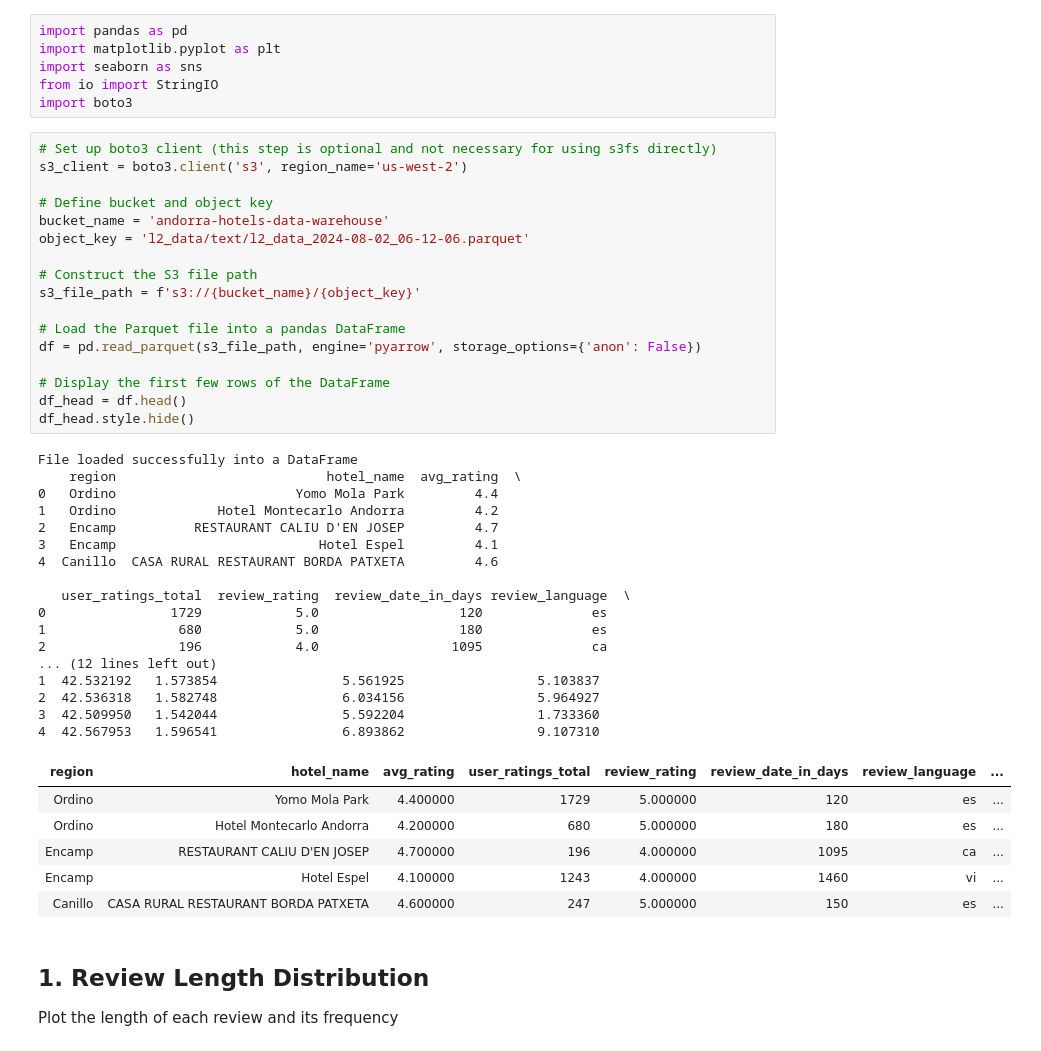
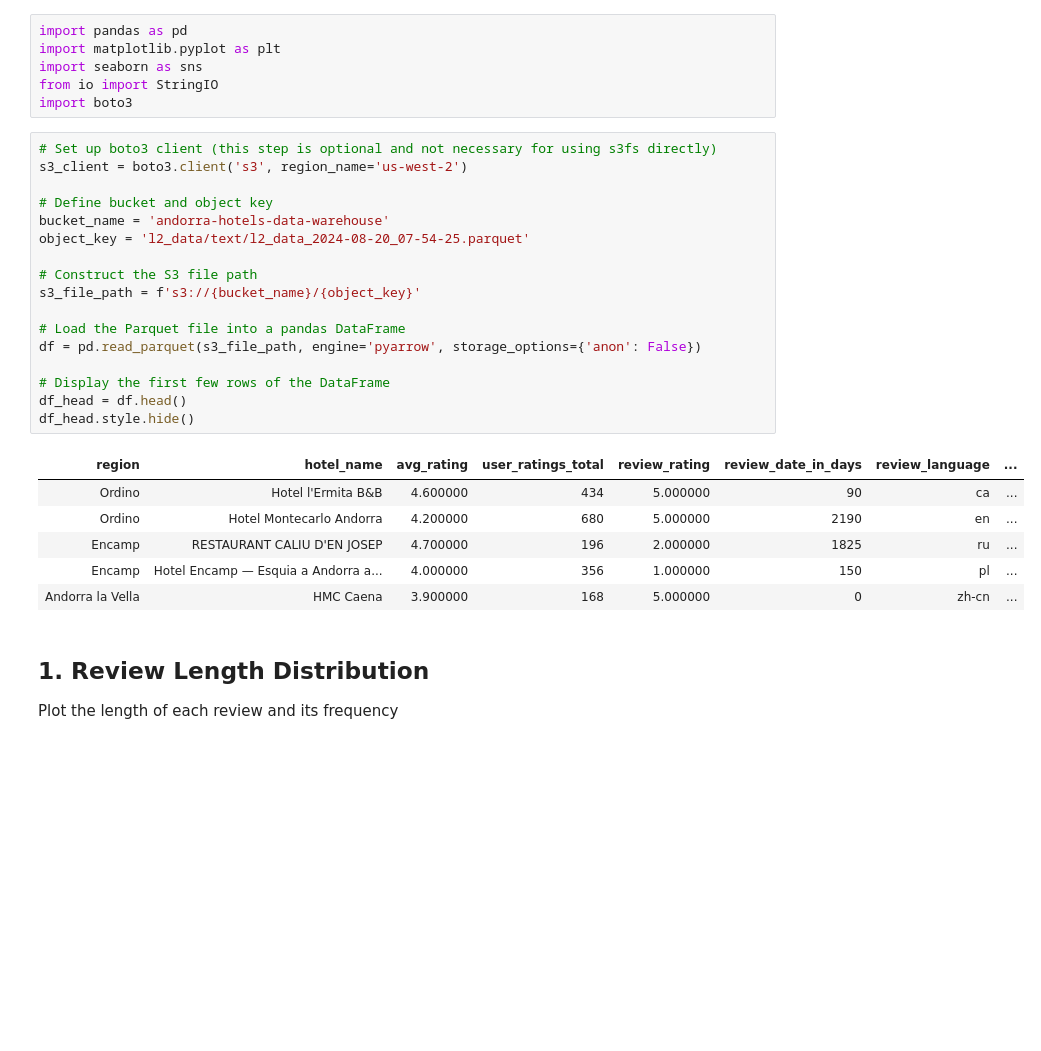
Before and after one commit to PromaChow/HotelRecommendationSystem, a Jupyter notebook: src/data_visualization_l2.ipynb, the cells around one changed output. Cells and saved outputs as stored; diff of their text form; blank space fills up the shorter version.

```diff
--- a/src/data_visualization_l2.ipynb
+++ b/src/data_visualization_l2.ipynb
@@ -11,44 +11,27 @@ import boto3
 # %%
 # Set up boto3 client (this step is optional and not necessary for using s3fs directly)
 s3_client = boto3.client('s3', region_name='us-west-2')
 
 # Define bucket and object key
 bucket_name = 'andorra-hotels-data-warehouse'
-object_key = 'l2_data/text/l2_data_2024-08-02_06-12-06.parquet'
+object_key = 'l2_data/text/l2_data_2024-08-20_07-54-25.parquet'
 
 # Construct the S3 file path
 s3_file_path = f's3://{bucket_name}/{object_key}'
 
 # Load the Parquet file into a pandas DataFrame
 df = pd.read_parquet(s3_file_path, engine='pyarrow', storage_options={'anon': False})
 
 # Display the first few rows of the DataFrame
 df_head = df.head()
 df_head.style.hide()
 # %% [output]
-File loaded successfully into a DataFrame
-    region                           hotel_name  avg_rating  \
-0   Ordino                       Yomo Mola Park         4.4
-1   Ordino             Hotel Montecarlo Andorra         4.2
-2   Encamp          RESTAURANT CALIU D'EN JOSEP         4.7
-3   Encamp                          Hotel Espel         4.1
-4  Canillo  CASA RURAL RESTAURANT BORDA PATXETA         4.6
-
-   user_ratings_total  review_rating  review_date_in_days review_language  \
-0                1729            5.0                  120              es
-1                 680            5.0                  180              es
-2                 196            4.0                 1095              ca
-... (12 lines left out)
-1  42.532192   1.573854                5.561925                 5.103837
-2  42.536318   1.582748                6.034156                 5.964927
-3  42.509950   1.542044                5.592204                 1.733360
-4  42.567953   1.596541                6.893862                 9.107310
 | region | hotel_name | avg_rating | user_ratings_total | review_rating | review_date_in_days | review_language | ... |
-| Ordino | Yomo Mola Park | 4.400000 | 1729 | 5.000000 | 120 | es | ... |
-| Ordino | Hotel Montecarlo Andorra | 4.200000 | 680 | 5.000000 | 180 | es | ... |
-| Encamp | RESTAURANT CALIU D'EN JOSEP | 4.700000 | 196 | 4.000000 | 1095 | ca | ... |
-| Encamp | Hotel Espel | 4.100000 | 1243 | 4.000000 | 1460 | vi | ... |
-| Canillo | CASA RURAL RESTAURANT BORDA PATXETA | 4.600000 | 247 | 5.000000 | 150 | es | ... |
+| Ordino | Hotel l'Ermita B&B | 4.600000 | 434 | 5.000000 | 90 | ca | ... |
+| Ordino | Hotel Montecarlo Andorra | 4.200000 | 680 | 5.000000 | 2190 | en | ... |
+| Encamp | RESTAURANT CALIU D'EN JOSEP | 4.700000 | 196 | 2.000000 | 1825 | ru | ... |
+| Encamp | Hotel Encamp — Esquia a Andorra a... | 4.000000 | 356 | 1.000000 | 150 | pl | ... |
+| Andorra la Vella | HMC Caena | 3.900000 | 168 | 5.000000 | 0 | zh-cn | ... |
 # %% [markdown]
 ## 1. Review Length Distribution
 
```
Also changed, not shown: parts of 6 cells of this notebook, 3 other files.
